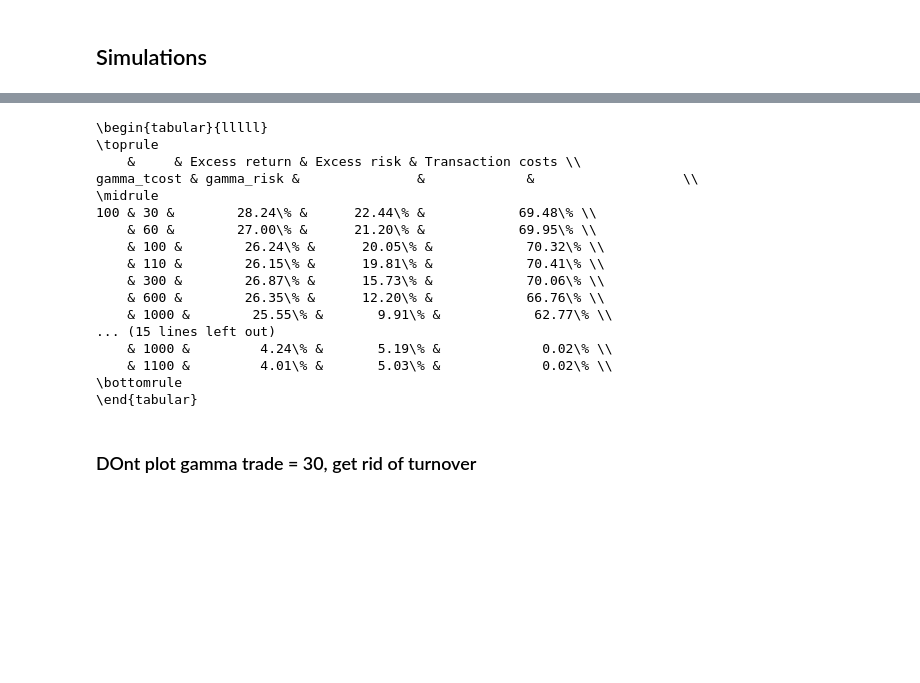
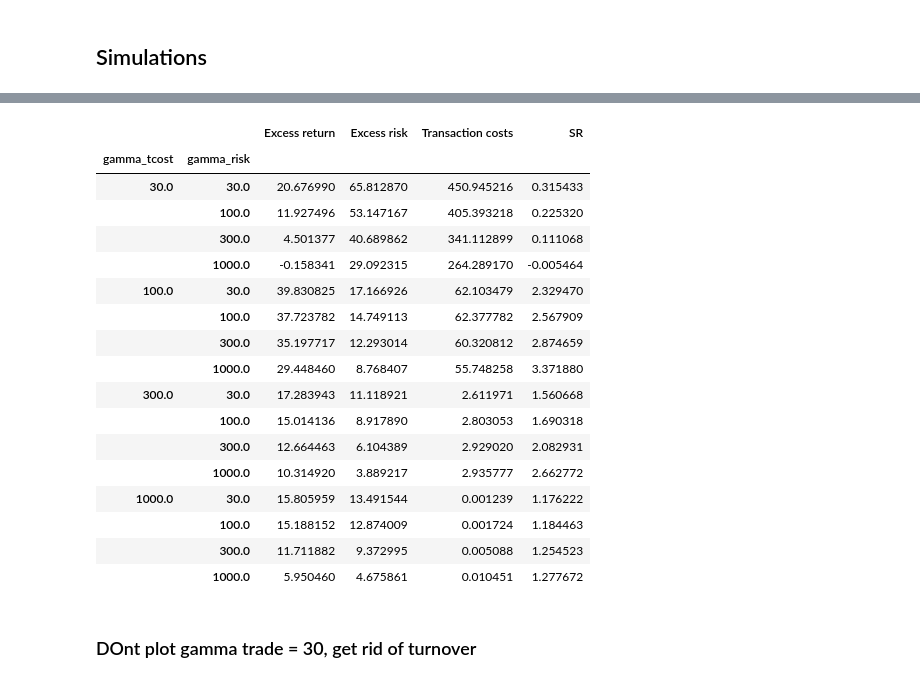
Before and after one commit to cvxgrp/cvxportfolio, a Jupyter notebook: SinglePeriodOptimization.ipynb, the cells around one changed output, grey strips where cells are left out. Drawn from its saved outputs; the diff is of its cells as text; code cells hidden in the pictures; blank space fills up the shorter version.

```diff
--- a/SinglePeriodOptimization.ipynb
+++ b/SinglePeriodOptimization.ipynb
@@ -87,40 +80,52 @@ result_df = result_df.reindex(index=sorted(result_df.index),columns=sorted(resul
 # %%
-used_returns = returns.loc[(returns.index>=start_t)&(returns.index<=end_t)]
-benchmark_returns = pd.Series(index=used_returns.index, data=used_returns.USDOLLAR)
+result_df=pd.DataFrame()
+for k in results:
+    result_df.loc[k[0], k[1]] = results[k]
+result_df.index.name = 'gamma_risk'
+result_df.columns.name = 'gamma_tcost'
+result_df = result_df.reindex(index=sorted(result_df.index),columns=sorted(result_df.columns))
+
+benchmark_returns = returns.loc[(returns.index>=start_t)&(returns.index<=end_t)].USDOLLAR
 
 result_df_used= result_df#[[100.,300.,1000.]]
 
 table=pd.DataFrame()
 table[r'Excess return']=\
 result_df_used.applymap(lambda res: 100*250*(res.returns - benchmark_returns).mean()).unstack()
 table[r'Excess risk']= \
     result_df_used.applymap(lambda res: np.std(benchmark_returns - res.returns)*100*np.sqrt(250)).unstack()
 table[r'Transaction costs']=\
     result_df_used.applymap(lambda res: (res.simulator_TcostModel.sum(1)/res.v).mean() * 100 * 250).unstack()
 
-table_print=pd.DataFrame(table,copy=True)
-table_print=table_print.set_index(table_print.index.set_levels([["%g"%i for i in table_print.index.levels[0]],
-                      ["%g"%i for i in table_print.index.levels[1]]]))
-table_print.ix[:,:]=table_print.ix[:,:].applymap(lambda x: r'%.2f%%'%x )
-print(table_print.to_latex(float_format='%.2f', escape=False).replace('%',r'\%'))
+table['SR']=\
+    result_df_used.applymap(lambda res: res.sharpe_ratio).unstack()
+
+
+table
+#table_print=pd.DataFrame(table,copy=True)
+#table_print=table_print.set_index(table_print.index.set_levels([["%g"%i for i in table_print.index.levels[0]],
+#                      ["%g"%i for i in table_print.index.levels[1]]]))
+#table_print.ix[:,:]=table_print.ix[:,:].applymap(lambda x: r'%.2f%%'%x )
+#print(table_print.to_latex(float_format='%.2f', escape=False).replace('%',r'\%'))
 # %% [output]
-\begin{tabular}{lllll}
-\toprule
-    &     & Excess return & Excess risk & Transaction costs \\
-gamma_tcost & gamma_risk &               &             &                   \\
-\midrule
-100 & 30 &        28.24\% &      22.44\% &            69.48\% \\
-    & 60 &        27.00\% &      21.20\% &            69.95\% \\
-    & 100 &        26.24\% &      20.05\% &            70.32\% \\
-    & 110 &        26.15\% &      19.81\% &            70.41\% \\
-    & 300 &        26.87\% &      15.73\% &            70.06\% \\
-    & 600 &        26.35\% &      12.20\% &            66.76\% \\
-    & 1000 &        25.55\% &       9.91\% &            62.77\% \\
-... (15 lines left out)
-    & 1000 &         4.24\% &       5.19\% &             0.02\% \\
-    & 1100 &         4.01\% &       5.03\% &             0.02\% \\
-\bottomrule
-\end{tabular}
+|  |  | Excess return | Excess risk | Transaction costs | SR |
+| gamma_tcost | gamma_risk |  |  |  |  |
+| 30.0 | 30.0 | 20.676990 | 65.812870 | 450.945216 | 0.315433 |
+|  | 100.0 | 11.927496 | 53.147167 | 405.393218 | 0.225320 |
+|  | 300.0 | 4.501377 | 40.689862 | 341.112899 | 0.111068 |
+|  | 1000.0 | -0.158341 | 29.092315 | 264.289170 | -0.005464 |
+| 100.0 | 30.0 | 39.830825 | 17.166926 | 62.103479 | 2.329470 |
+|  | 100.0 | 37.723782 | 14.749113 | 62.377782 | 2.567909 |
+|  | 300.0 | 35.197717 | 12.293014 | 60.320812 | 2.874659 |
+|  | 1000.0 | 29.448460 | 8.768407 | 55.748258 | 3.371880 |
+| 300.0 | 30.0 | 17.283943 | 11.118921 | 2.611971 | 1.560668 |
+|  | 100.0 | 15.014136 | 8.917890 | 2.803053 | 1.690318 |
+|  | 300.0 | 12.664463 | 6.104389 | 2.929020 | 2.082931 |
+|  | 1000.0 | 10.314920 | 3.889217 | 2.935777 | 2.662772 |
+| 1000.0 | 30.0 | 15.805959 | 13.491544 | 0.001239 | 1.176222 |
+|  | 100.0 | 15.188152 | 12.874009 | 0.001724 | 1.184463 |
+|  | 300.0 | 11.711882 | 9.372995 | 0.005088 | 1.254523 |
+|  | 1000.0 | 5.950460 | 4.675861 | 0.010451 | 1.277672 |
 # %% [markdown]
 ### DOnt plot gamma trade = 30, get rid of turnover
 # %%
```
Also changed, not shown: parts of 5 cells of this notebook, 2 other files.
